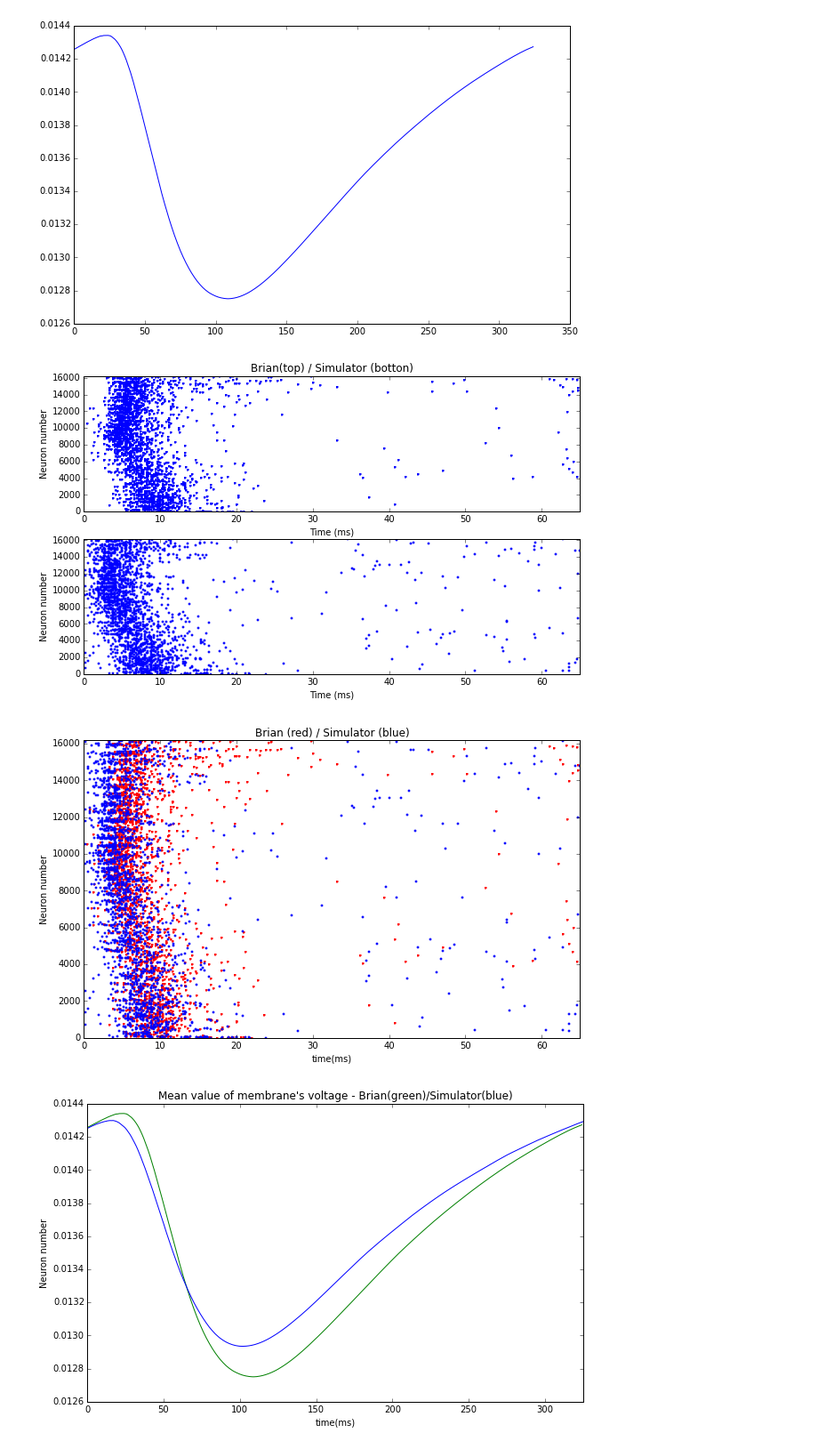
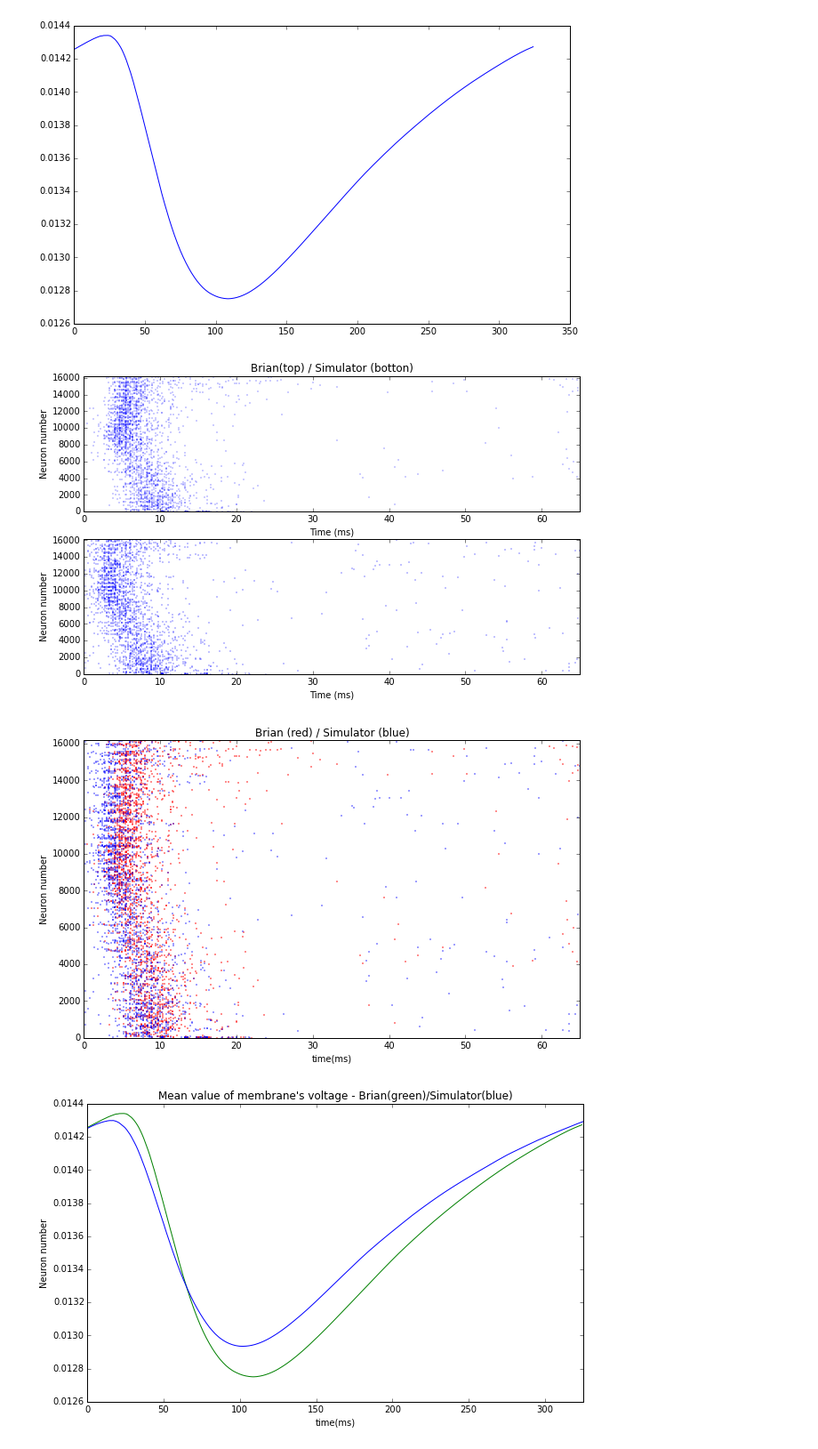
Before and after one commit to ricardodeazambuja/Bee, a Jupyter notebook: BEE_Simulator_DEVELOPMENT.ipynb, the cells around one changed output. Shown at 89% size. Cells and saved outputs as stored; diff of their text form; code cells hidden in the pictures.

```diff
--- a/BEE_Simulator_DEVELOPMENT.ipynb
+++ b/BEE_Simulator_DEVELOPMENT.ipynb
@@ -4273,26 +4272,26 @@ plt.show();
 # %%
 fig=plt.figure()
 plt.subplot(211)
-brian.raster_plot(OutputMonitor,markersize=6)
+brian.raster_plot(OutputMonitor,markersize=2)
 plt.title("Brian(top) / Simulator (botton)")
 plt.xlim(0,number_of_steps*my_STEP)
 plt.ylim(0,NofN)
 plt.subplot(212)
-plt.plot(x_plot*1000,y_plot,'.',markersize=4.5)
+plt.plot(x_plot*1000,y_plot,'.',markersize=1)
 # plt.title("Simulator")
 plt.ylabel("Neuron number")
 plt.xlabel("Time (ms)")
 plt.xlim(0,number_of_steps*my_STEP)
 plt.ylim(0,NofN)
 plt.show();
 fig.subplots_adjust(hspace=4) # Adjust the distance between subplots
 # %% [output]
-[figure, old version]
+[figure, new version]
 # %%
 fig=plt.figure()
-brian.raster_plot(OutputMonitor,markersize=6,color='red')
+brian.raster_plot(OutputMonitor,markersize=3,color='red')
 plt.title("Brian (red) / Simulator (blue)")
-plt.plot(x_plot*1000,y_plot,'b.',markersize=4.5)
+plt.plot(x_plot*1000,y_plot,'b.',markersize=1.5)
 plt.ylabel("Neuron number")
 plt.xlabel("time(ms)")
 plt.xlim(0,number_of_steps*my_STEP)
@@ -4300,7 +4299,7 @@ plt.ylim(0,NofN)
 plt.show();
 fig.subplots_adjust(hspace=4) # Adjust the distance between subplots
 # %% [output]
-[figure, old version]
+[figure, new version]
 # %%
 fig=plt.figure()
 plt.plot(voltages_brian,'g')
```
Also changed, not shown: parts of 9 cells of this notebook, 1 other file.
